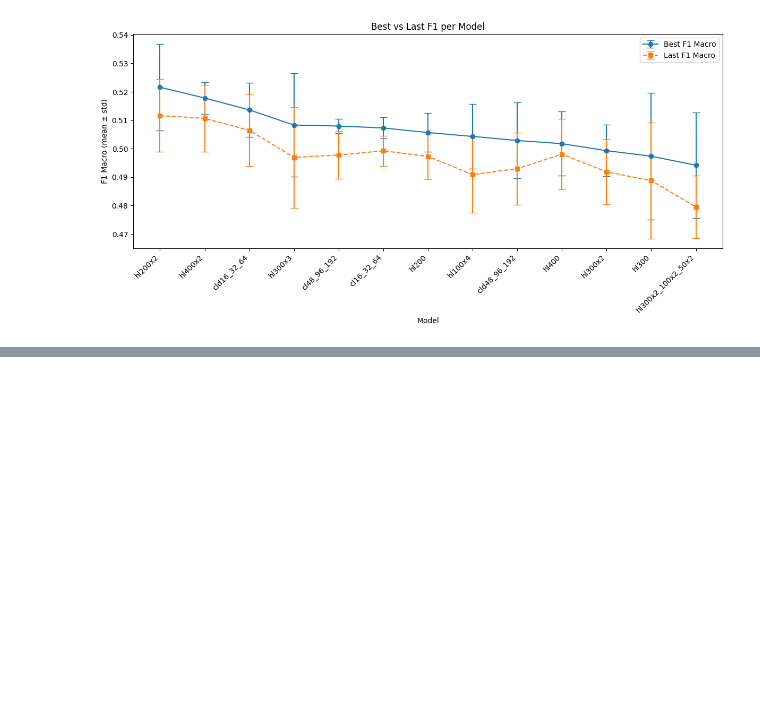
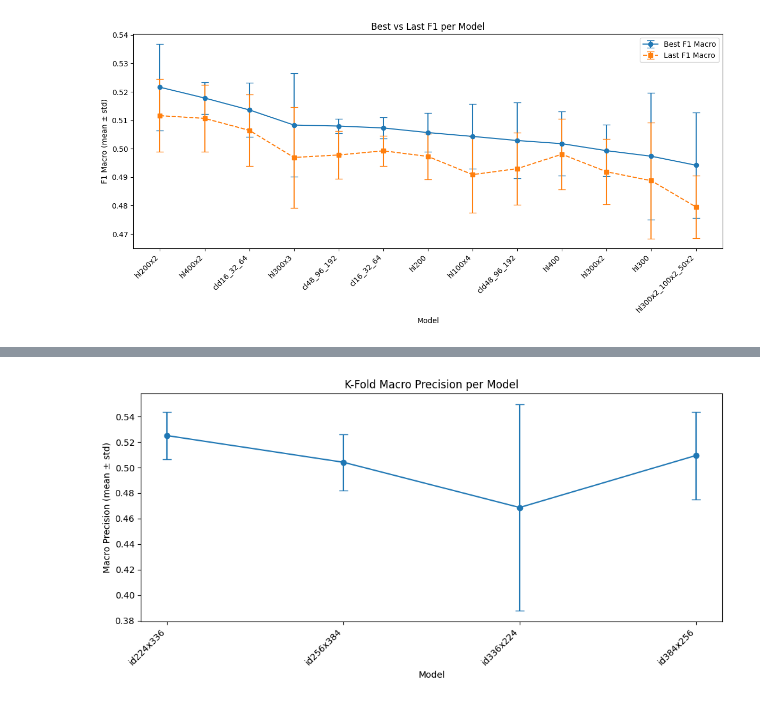
Before and after one commit to 2025-02-FML-team/WV-Team, a Jupyter notebook: notebooks/05-1_new_model_analysis.ipynb, the cells around one changed output, grey strips where cells are left out. Cells and saved outputs as stored; diff of their text form; code cells hidden in the pictures; blank space fills up the shorter version.

```diff
--- a/notebooks/05-1_new_model_analysis.ipynb
+++ b/notebooks/05-1_new_model_analysis.ipynb
@@ -106,0 +135,15 @@ plt.show()
+# %%
+# 2) Macro Precision plot
+plt.figure(figsize=(10, 5))
+plt.errorbar(
+    x, df["prec_macro_mean"], yerr=df["prec_macro_std"],
+    fmt='o-', capsize=5
+)
+plt.xticks(x, names, rotation=45, ha="right")
+plt.xlabel("Model")
+plt.ylabel("Macro Precision (mean ± std)")
+plt.title("K-Fold Macro Precision per Model")
+plt.tight_layout()
+plt.show()
+# %% [output]
+[figure, added]
```
Also changed, not shown: parts of 7 cells of this notebook, 4 other files.
